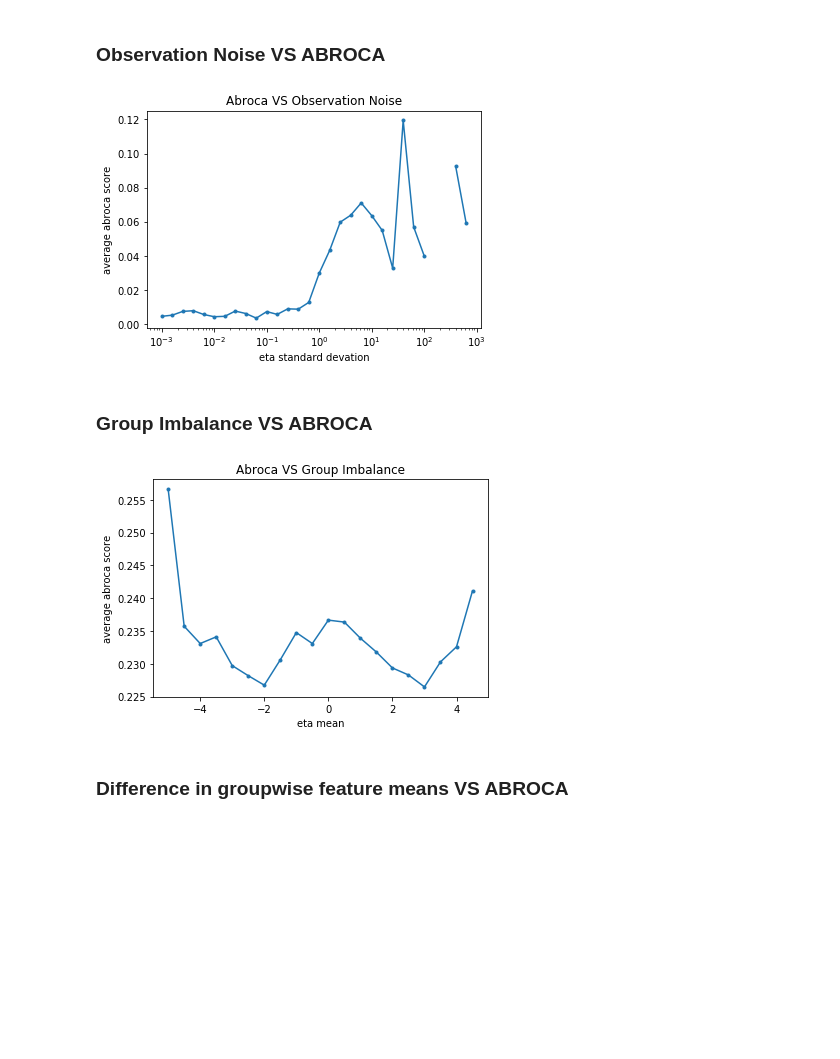
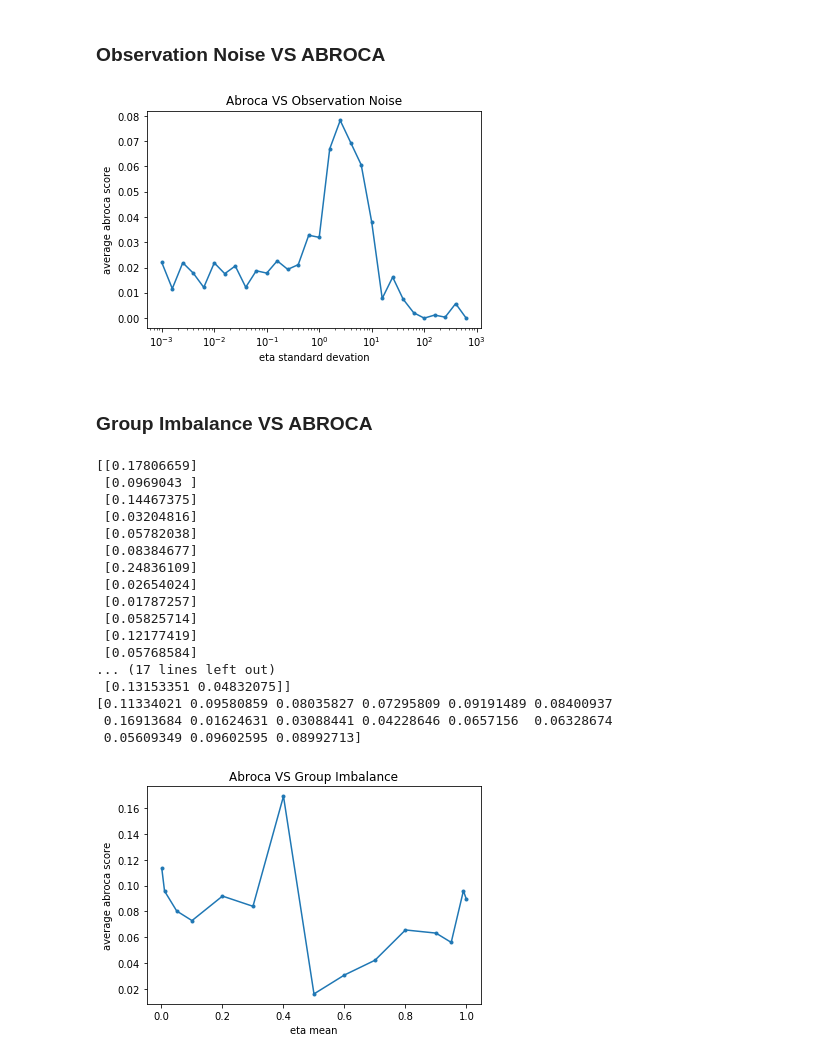
Before and after one commit to 13nat1313/ABROCAproject, a Jupyter notebook: ABROCAprojectDataGeneration.ipynb, the cells around one changed output. Cells and saved outputs as stored; diff of their text form; code cells hidden in the pictures; blank space fills up the shorter version.

```diff
--- a/ABROCAprojectDataGeneration.ipynb
+++ b/ABROCAprojectDataGeneration.ipynb
@@ -49,12 +45,5 @@ np.linalg.norm(np.array([5,5])-np.array([10,10]), ord=2)
 # %%
-def simulate(sigma_scale_factor=1, subgroup_n=[10000, 10000], mu_0=[0,0], mu_1=[0,0],
-             sigma_0=[1,1], sigma_1=[1,1], rounding_thresh=[.5,.5], eta_sd=[0.1, 0.1], gwfm_diff=None,
-             eta_mean=[0,0]):
-
-    if gwfm_diff is not None:
-        mu_1[0] = mu_0[0] - np.sqrt(gwfm_diff**2/2)
-        mu_1[1] = mu_0[1] - np.sqrt(gwfm_diff**2/2)
-
+def simulate(sigma_scale_factor=1, subgroup_n=[10000, 10000], mu_0=[1,1], mu_1=[1,1], sigma_0=[1,1], sigma_1=[1,1], rounding_thresh=[.5,.5], eta_sd=[0.1, 0.1], eta_mean=[0,0]):
     mu = [mu_0, mu_1]
 
     sigma = [np.diag(sigma_0),np.diag(np.dot(sigma_1, sigma_scale_factor))]
@@ -65,11 +54,11 @@ def simulate(sigma_scale_factor=1, subgroup_n=[10000, 10000], mu_0=[0,0], mu_1=[
     for i in range(len(subgroup_n)):
         n_i = subgroup_n[i]
         ax = np.random.multivariate_normal(mu[i],sigma[i],size=n_i)
-        X = np.append(X.reshape((-1,2)),ax,axis=0)
+        X = np.append(X.reshape((-1,len(mu_0))),ax,axis=0)
+        print(X)
         aeta = np.random.normal(eta_mean[i],eta_sd[i], n_i).reshape((-1,1))
-        theta = np.ones((1, 2))
+        theta = np.ones((1, len(mu_0)))
         ap = expit(np.sum(theta*ax + aeta, axis=1))
         ay = np.less_equal(np.random.uniform(size=len(ap)), ap)
         y = np.append(y, ay, axis=0)
-#         print(f'*{Counter(ay)}')
     return X, y
@@ -171,8 +194,8 @@ avg_abrocas = None
 for i in range(10):
     abrocas = [np.nan for _ in range(len(eta_sds))]
     for j, e in enumerate(eta_sds):
-        n = [50000, 50000]
-        X, y = simulate(subgroup_n=n, eta_sd=[0,e])
+        n = [5000, 5000]
+        X, y = simulate(subgroup_n=n, eta_sd=[0.1,e])
 
         X_train_0, X_test_0, y_train_0, y_test_0 = train_test_split(X[:n[0]], y[:n[0]], test_size=0.2, random_state=0)
         X_train_1, X_test_1, y_train_1, y_test_1 = train_test_split(X[n[0]:], y[n[0]:], test_size=0.2, random_state=0)
@@ -222,20 +245,19 @@ if len(eta_sds) < 10:
         plt.annotate(txt, (eta_sds[i], avg_abrocas[i]))
 plt.show()
 # %% [output]
-[figure, old version]
+[figure, new version]
 # %% [markdown]
 ### Group Imbalance VS ABROCA
 # %%
-eta_means = np.arange(-5,5,0.5)
-np.random.seed(12)
+eta_means = [.001,.01,.05,.1,.2,.3,.4,.5,.6,.7,.8,.9,.95,.99,.999]
+np.random.seed(13)
 avg_abrocas = None
 
-for i in range(10):
+for i in range(2):
     abrocas = [np.nan for _ in range(len(eta_means))]
     for j, e in enumerate(eta_means):
-        n = [50000, 50000]
-        X, y = simulate(subgroup_n=n, eta_mean=[0,e], sigma_scale_factor=100)
-
+        n = [500, 500]
+        X, y = simulate(subgroup_n=[int(round(sum(n)*e)), int(round(sum(n)*(1-e)))])
         X_train_0, X_test_0, y_train_0, y_test_0 = train_test_split(X[:n[0]], y[:n[0]], test_size=0.2, random_state=0)
         X_train_1, X_test_1, y_train_1, y_test_1 = train_test_split(X[n[0]:], y[n[0]:], test_size=0.2, random_state=0)
 
@@ -256,33 +278,50 @@ for i in range(10):
         if len(set(y_test_0)) == 1 or len(set(y_test_1)) == 1:
             continue
 
         fpr_0, tpr_0, _ = roc_curve(y_test_0, y_pred_0)
         fpr_1, tpr_1, _ = roc_curve(y_test_1, y_pred_1)
 
         g1auc = auc(fpr_0, tpr_0)
         g2auc = auc(fpr_1, tpr_1)
 
         abroca = compute_abroca(fpr_0,tpr_0,fpr_1,tpr_1)
         abrocas[j] = abroca
 
     if avg_abrocas is None:
         avg_abrocas = np.array(abrocas).reshape((-1,1))
     else:
         avg_abrocas = np.append(avg_abrocas, np.array(abrocas).reshape((-1,1)), axis=1)
+    print(avg_abrocas)
 
 avg_abrocas = np.nanmean(avg_abrocas, axis=1).ravel()
+print(avg_abrocas)
 plt.plot(eta_means,avg_abrocas,marker='.')
 plt.xlabel('eta mean')
 plt.ylabel('average abroca score')
 plt.title('Abroca VS Group Imbalance')
 
 if len(eta_means) < 10:
     for i, txt in enumerate(eta_means):
         if i == 0:
             txt = f'e={txt}'
         plt.annotate(txt, (eta_means[i], avg_abrocas[i]))
 plt.show()
 # %% [output]
+[[0.17806659]
+ [0.0969043 ]
+ [0.14467375]
+ [0.03204816]
+ [0.05782038]
+ [0.08384677]
+ [0.24836109]
+ [0.02654024]
+ [0.01787257]
+ [0.05825714]
+ [0.12177419]
+ [0.05768584]
+... (17 lines left out)
+ [0.13153351 0.04832075]]
+[0.11334021 0.09580859 0.08035827 0.07295809 0.09191489 0.08400937
+ 0.16913684 0.01624631 0.03088441 0.04228646 0.0657156  0.06328674
+ 0.05609349 0.09602595 0.08992713]
-[figure, old version]
+[figure, new version]
-# %% [markdown]
-### Difference in groupwise feature means VS ABROCA
```
Also changed, not shown: parts of 6 cells of this notebook, 8 other files.
